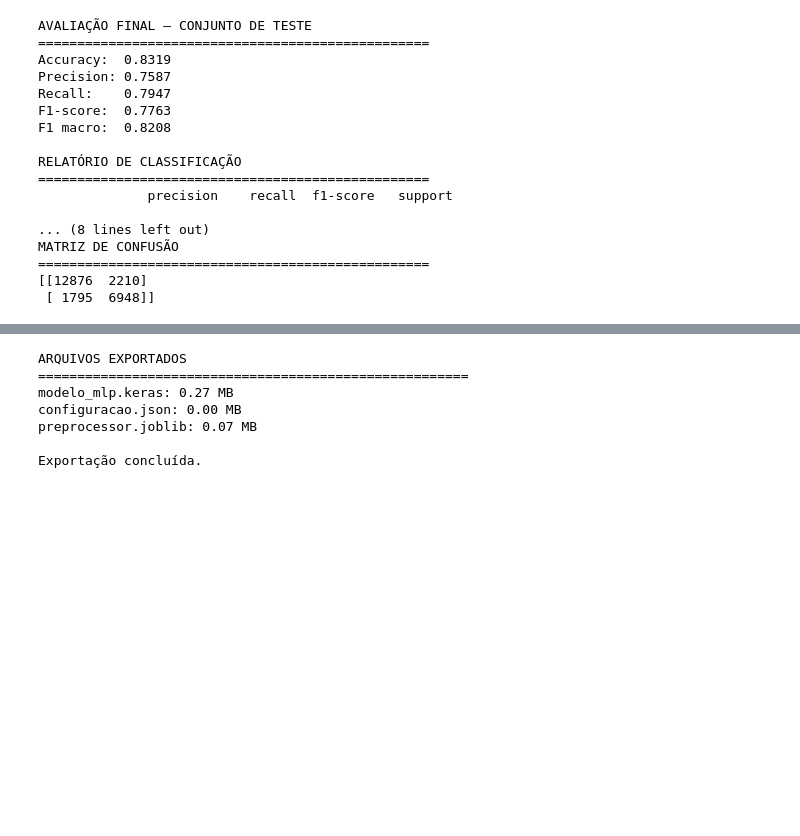
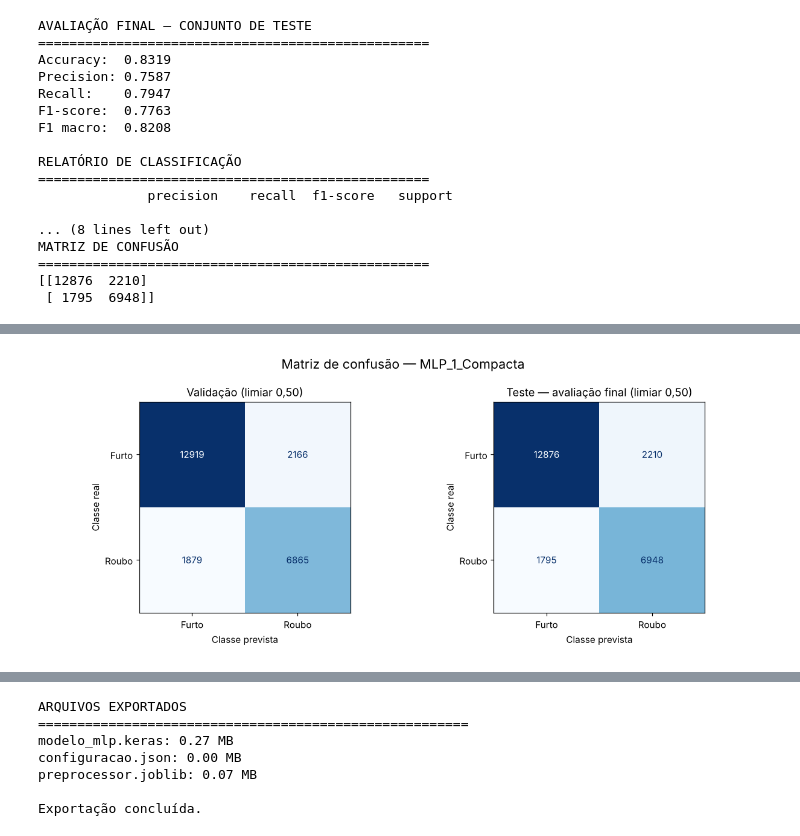
Before and after one commit to ZuziR6/sp-mobile-crime-classifier, a Jupyter notebook: Global_Solution_Seguranca_Publica_MLP.ipynb, the cells around one changed output, grey strips where cells are left out. Drawn from its saved outputs; the diff is of its cells as text; code cells hidden in the pictures; blank space fills up the shorter version.

```diff
--- a/Global_Solution_Seguranca_Publica_MLP.ipynb
+++ b/Global_Solution_Seguranca_Publica_MLP.ipynb
@@ -2821,0 +2688,33 @@ Entrada esperada: 293
+# %%
+# ==========================================
+# MATRIZES DE CONFUSÃO — MLP_1_Compacta
+# ==========================================
+import matplotlib.pyplot as plt
+from sklearn.metrics import ConfusionMatrixDisplay
+
+rotulos = ["Furto", "Roubo"]
+
+fig, eixos = plt.subplots(1, 2, figsize=(11, 4.6))
+
+for eixo, titulo, y_real, y_prev in [
+    (eixos[0], "Validação (limiar 0,50)", y_val, previsoes_val),
+    (eixos[1], "Teste — avaliação final (limiar 0,50)", y_test, previsoes_teste),
+]:
+    ConfusionMatrixDisplay.from_predictions(
+        y_real,
+        y_prev,
+        display_labels=rotulos,
+        cmap="Blues",
+        values_format="d",
+        colorbar=False,
+        ax=eixo,
+    )
+    eixo.set_title(titulo)
+    eixo.set_xlabel("Classe prevista")
+    eixo.set_ylabel("Classe real")
+
+plt.suptitle("Matriz de confusão — MLP_1_Compacta", fontsize=14)
+plt.tight_layout()
+plt.show()
+# %% [output]
+[figure, added]
```
Also changed, not shown: parts of 50 cells of this notebook.
